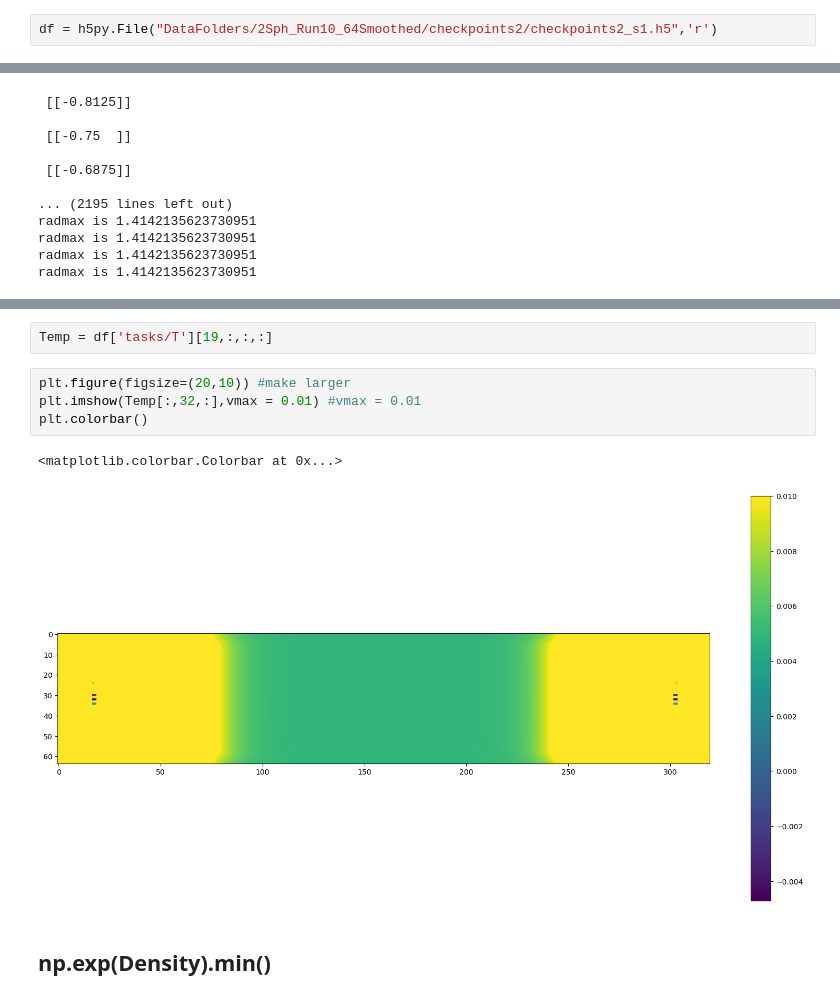
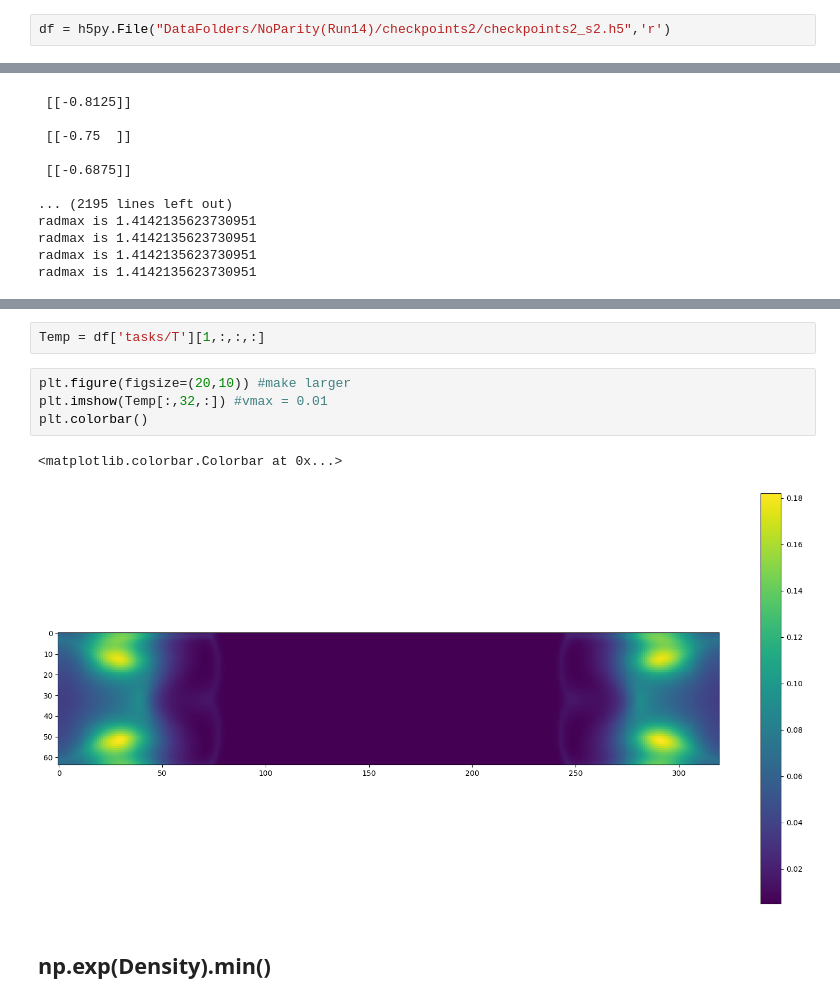
Before and after one commit to Giralaw/SSX-Simulations, a Jupyter notebook: SSX_Scenarios/SSX_plots_inics.ipynb, the cells around one changed output, grey strips where cells are left out. Saved outputs shown, nothing was run; the diff lists cells and outputs as text.

```diff
--- a/SSX_Scenarios/SSX_plots_inics.ipynb
+++ b/SSX_Scenarios/SSX_plots_inics.ipynb
@@ -7,5 +7,5 @@ import dedalus.public as d3 #wow, I just had to call it dedalus.public
 # since it always makes so many complaints
 # Well now I'm just going to ignore the remaining jupyter notebook weirdness
 # %%
-df = h5py.File("DataFolders/2Sph_Run10_64Smoothed/checkpoints2/checkpoints2_s1.h5",'r')
+df = h5py.File("DataFolders/NoParity(Run14)/checkpoints2/checkpoints2_s2.h5",'r')
 # %%
@@ -151,12 +170,12 @@ plt.colorbar()
 # %%
-Temp = df['tasks/T'][19,:,:,:]
+Temp = df['tasks/T'][1,:,:,:]
 # %%
 plt.figure(figsize=(20,10)) #make larger
-plt.imshow(Temp[:,32,:],vmax = 0.01) #vmax = 0.01
+plt.imshow(Temp[:,32,:]) #vmax = 0.01
 plt.colorbar()
 # %% [output]
 <matplotlib.colorbar.Colorbar at 0x...>
-[figure, old version]
+[figure, new version]
 # %% [markdown]
 ## np.exp(Density).min()
 # %%
```
Also changed, not shown: parts of 17 cells of this notebook, 10 other files.
